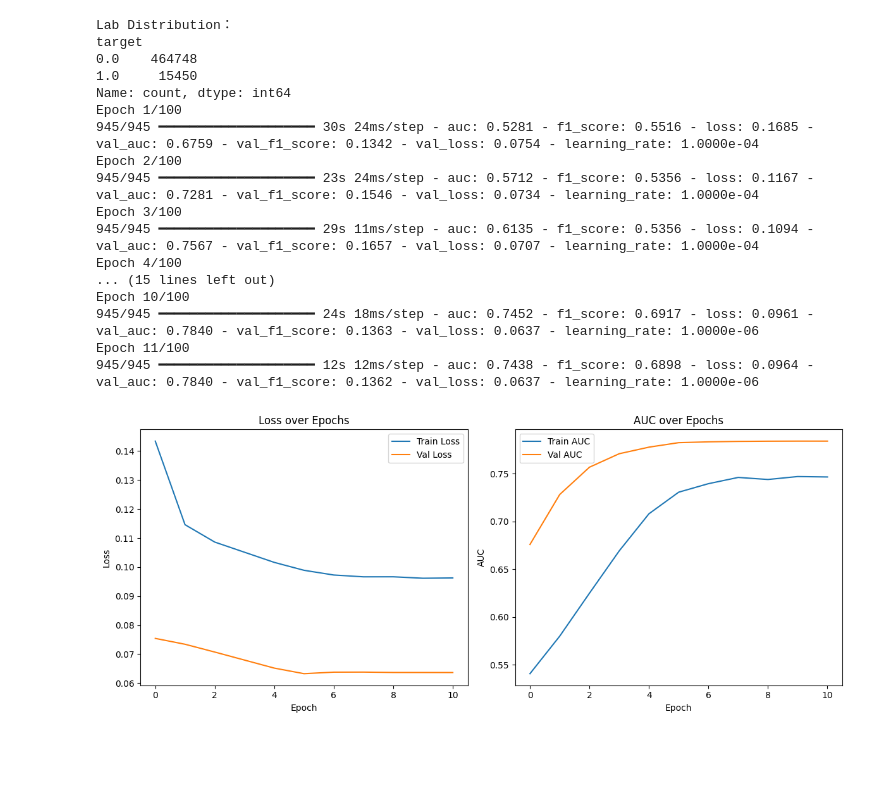
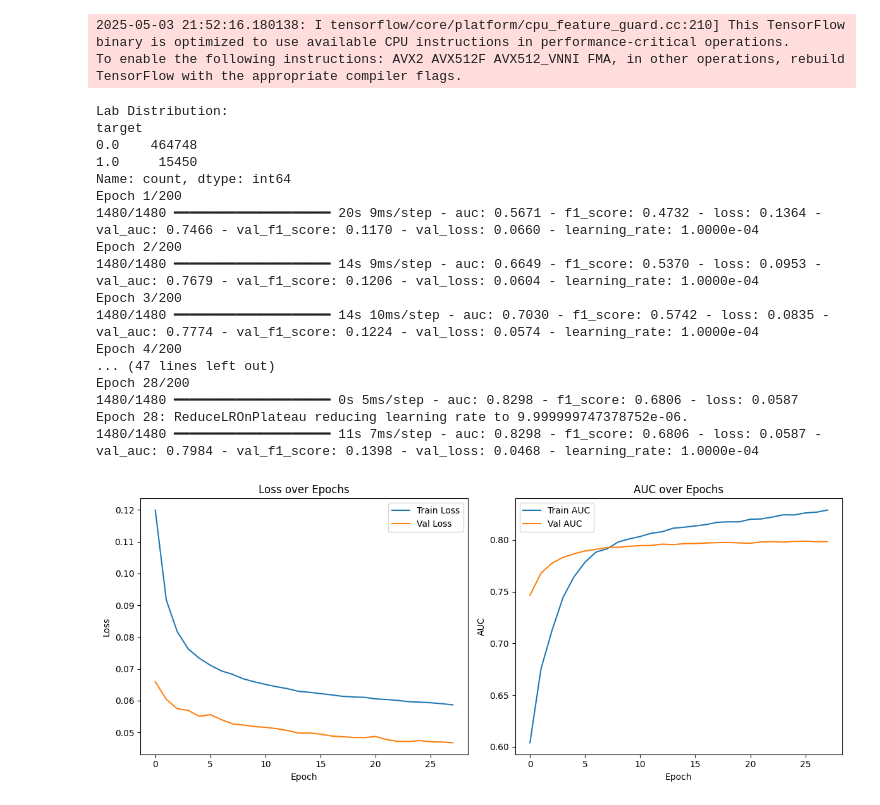
Before and after one commit to RongzhengMa/credit-risk-prediction, a Jupyter notebook: code/neural_network_training.ipynb, the cells around one changed output. Cells and saved outputs as stored; diff of their text form; code cells hidden in the pictures; blank space fills up the shorter version.

```diff
--- a/code/neural_network_training.ipynb
+++ b/code/neural_network_training.ipynb
@@ -13,7 +13,7 @@ from imblearn.over_sampling import ADASYN
 
 import tensorflow as tf
 from tensorflow.keras.models import Sequential
-from tensorflow.keras.layers import Dense, Dropout, BatchNormalization, PReLU
+from tensorflow.keras.layers import Dense, Dropout, BatchNormalization, Activation
 from tensorflow.keras.metrics import AUC
 from tensorflow.keras.callbacks import EarlyStopping, ModelCheckpoint, ReduceLROnPlateau
 from tensorflow.keras.utils import register_keras_serializable
@@ -96,8 +96,8 @@ X_train_raw, X_test_raw, y_train_raw, y_test = train_test_split(
 
 
 pipeline = Pipeline([
-    ('undersample', RandomUnderSampler(sampling_strategy=0.4, random_state=42)),
-    ('oversample', ADASYN(sampling_strategy=0.9, random_state=42))
+    ('undersample', RandomUnderSampler(sampling_strategy=0.2, random_state=42)),
+    ('oversample', ADASYN(sampling_strategy=0.5, random_state=42))
 ])
 X_train_resampled, y_train_resampled = pipeline.fit_resample(X_train_raw, y_train_raw)
 
@@ -114,83 +114,85 @@ y_test = y_test.astype(np.float32)
 
 
 model = Sequential([
-    Dense(128, activation='relu', kernel_regularizer=regularizers.l2(1e-4)),
-    Dropout(0.5),
-    Dense(64, activation='relu', kernel_regularizer=regularizers.l2(1e-4)),
-    Dropout(0.5),
-    Dense(32, activation='relu', kernel_regularizer=regularizers.l2(1e-4)),
-    Dropout(0.5),
+    Dense(64, kernel_regularizer=regularizers.l2(1e-4)),
+    BatchNormalization(),
+    Activation('relu'),
+    Dropout(0.4),
+
+    Dense(32, kernel_regularizer=regularizers.l2(1e-4)),
+    BatchNormalization(),
+    Activation('relu'),
+    Dropout(0.4),
+
     Dense(1, activation='sigmoid')
 ])
 
 
 model.compile(
     optimizer=tf.keras.optimizers.Adam(learning_rate=1e-4),
-    loss=BinaryFocalLoss(gamma=2.5, alpha=0.5),
+    loss=BinaryFocalLoss(gamma=2.0, alpha=0.7),
     metrics=[F1Score(name='f1_score'), AUC(name="auc")]
 )
 
 
-rlr = ReduceLROnPlateau(monitor='val_f1_score', factor=0.1, patience=3,
+rlr = ReduceLROnPlateau(monitor='val_f1_score', factor=0.1, patience=5,
                         verbose=1, min_delta=1e-4, mode='max')
 
-early_stop = EarlyStopping(monitor='val_f1_score', mode='max', patience=8, restore_best_weights=True)
+early_stop = EarlyStopping(monitor='val_f1_score', mode='max', patience=5, restore_best_weights=True)
 
 checkpoint = ModelCheckpoint("../output/model/nn_best_model.keras",
                              monitor='val_f1_score', mode='max', save_best_only=True)
 
-class_weight = {0: 1.0, 1: 2.0}
-
-
 history = model.fit(
     X_train_scaled, y_train,
     validation_data=(X_test_scaled, y_test),
-    epochs=100,
+    epochs=200,
     batch_size=64,
-    class_weight=class_weight,
     callbacks=[rlr, early_stop, checkpoint],
     verbose=1
 )
 
 
 plt.figure(figsize=(12, 5))
 plt.subplot(1, 2, 1)
 plt.plot(history.history['loss'], label='Train Loss')
 plt.plot(history.history['val_loss'], label='Val Loss')
 plt.title('Loss over Epochs')
 plt.xlabel('Epoch')
 plt.ylabel('Loss')
 plt.legend()
 
 plt.subplot(1, 2, 2)
 plt.plot(history.history['auc'], label='Train AUC')
 plt.plot(history.history['val_auc'], label='Val AUC')
 plt.title('AUC over Epochs')
 plt.xlabel('Epoch')
 plt.ylabel('AUC')
 plt.legend()
 
 plt.tight_layout()
 plt.show()
 # %% [output]
-Lab Distribution：
-target
-0.0    464748
-1.0     15450
-Name: count, dtype: int64
-Epoch 1/100
-945/945 ━━━━━━━━━━━━━━━━━━━━ 30s 24ms/step - auc: 0.5281 - f1_score: 0.5516 - loss: 0.1685 - val_auc: 0.6759 - val_f1_score: 0.1342 - val_loss: 0.0754 - learning_rate: 1.0000e-04
-Epoch 2/100
-945/945 ━━━━━━━━━━━━━━━━━━━━ 23s 24ms/step - auc: 0.5712 - f1_score: 0.5356 - loss: 0.1167 - val_auc: 0.7281 - val_f1_score: 0.1546 - val_loss: 0.0734 - learning_rate: 1.0000e-04
-Epoch 3/100
-945/945 ━━━━━━━━━━━━━━━━━━━━ 29s 11ms/step - auc: 0.6135 - f1_score: 0.5356 - loss: 0.1094 - val_auc: 0.7567 - val_f1_score: 0.1657 - val_loss: 0.0707 - learning_rate: 1.0000e-04
-Epoch 4/100
-... (15 lines left out)
-Epoch 10/100
-945/945 ━━━━━━━━━━━━━━━━━━━━ 24s 18ms/step - auc: 0.7452 - f1_score: 0.6917 - loss: 0.0961 - val_auc: 0.7840 - val_f1_score: 0.1363 - val_loss: 0.0637 - learning_rate: 1.0000e-06
-Epoch 11/100
-945/945 ━━━━━━━━━━━━━━━━━━━━ 12s 12ms/step - auc: 0.7438 - f1_score: 0.6898 - loss: 0.0964 - val_auc: 0.7840 - val_f1_score: 0.1362 - val_loss: 0.0637 - learning_rate: 1.0000e-06
+2025-05-03 21:52:16.180138: I tensorflow/core/platform/cpu_feature_guard.cc:210] This TensorFlow binary is optimized to use available CPU instructions in performance-critical operations.
+To enable the following instructions: AVX2 AVX512F AVX512_VNNI FMA, in other operations, rebuild TensorFlow with the appropriate compiler flags.
+Lab Distribution:
+target
+0.0    464748
+1.0     15450
+Name: count, dtype: int64
+Epoch 1/200
+1480/1480 ━━━━━━━━━━━━━━━━━━━━ 20s 9ms/step - auc: 0.5671 - f1_score: 0.4732 - loss: 0.1364 - val_auc: 0.7466 - val_f1_score: 0.1170 - val_loss: 0.0660 - learning_rate: 1.0000e-04
+Epoch 2/200
+1480/1480 ━━━━━━━━━━━━━━━━━━━━ 14s 9ms/step - auc: 0.6649 - f1_score: 0.5370 - loss: 0.0953 - val_auc: 0.7679 - val_f1_score: 0.1206 - val_loss: 0.0604 - learning_rate: 1.0000e-04
+Epoch 3/200
+1480/1480 ━━━━━━━━━━━━━━━━━━━━ 14s 10ms/step - auc: 0.7030 - f1_score: 0.5742 - loss: 0.0835 - val_auc: 0.7774 - val_f1_score: 0.1224 - val_loss: 0.0574 - learning_rate: 1.0000e-04
+Epoch 4/200
+... (47 lines left out)
+Epoch 28/200
+1480/1480 ━━━━━━━━━━━━━━━━━━━━ 0s 5ms/step - auc: 0.8298 - f1_score: 0.6806 - loss: 0.0587
+Epoch 28: ReduceLROnPlateau reducing learning rate to 9.999999747378752e-06.
+1480/1480 ━━━━━━━━━━━━━━━━━━━━ 11s 7ms/step - auc: 0.8298 - f1_score: 0.6806 - loss: 0.0587 - val_auc: 0.7984 - val_f1_score: 0.1398 - val_loss: 0.0468 - learning_rate: 1.0000e-04
-[figure, old version]
+[figure, new version]
 # %%
 y_train_true = y_train_resampled
 X_train_input = X_train_scaled
```
Also changed, not shown: parts of 3 cells of this notebook, 6 other files.
